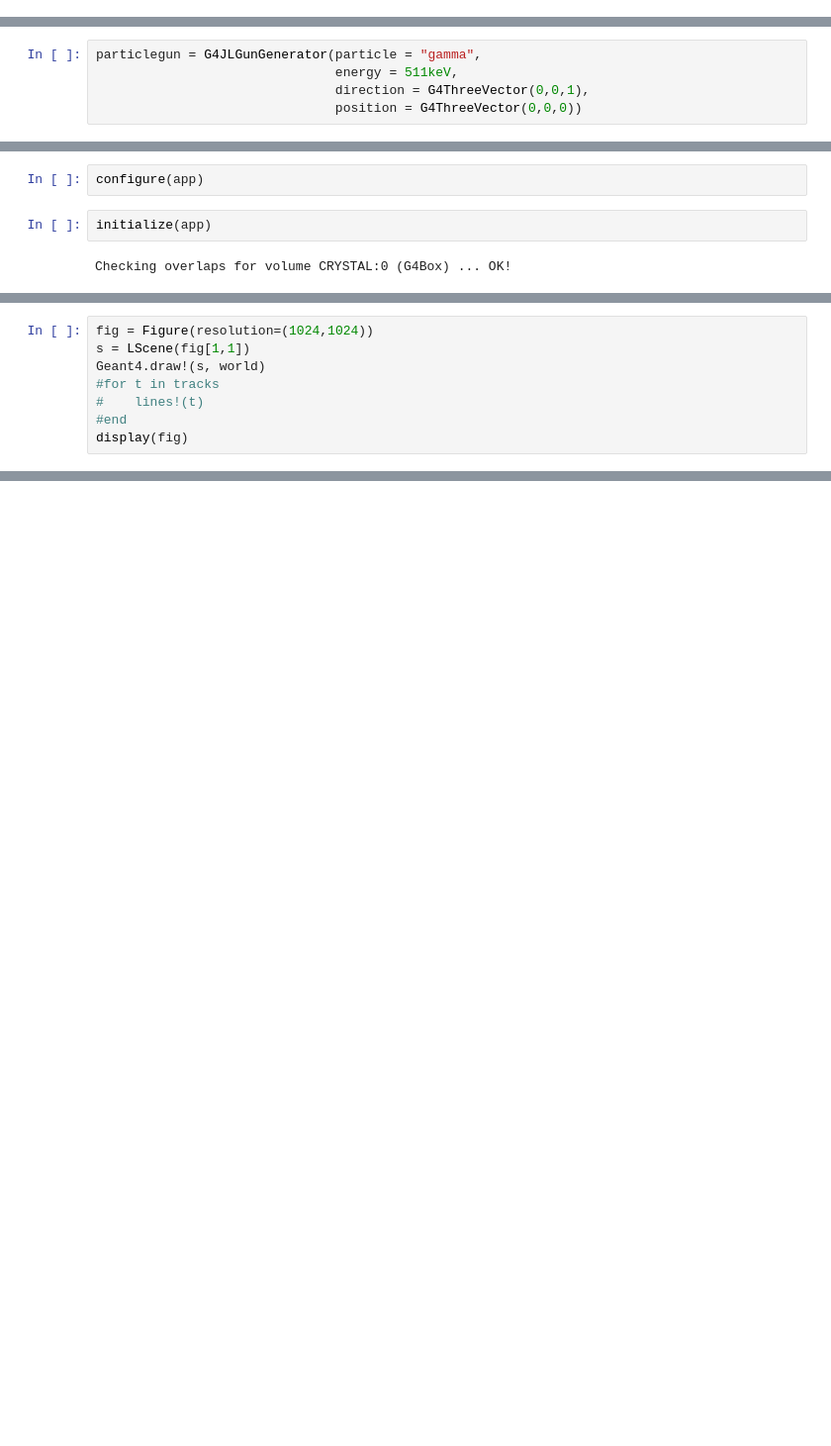
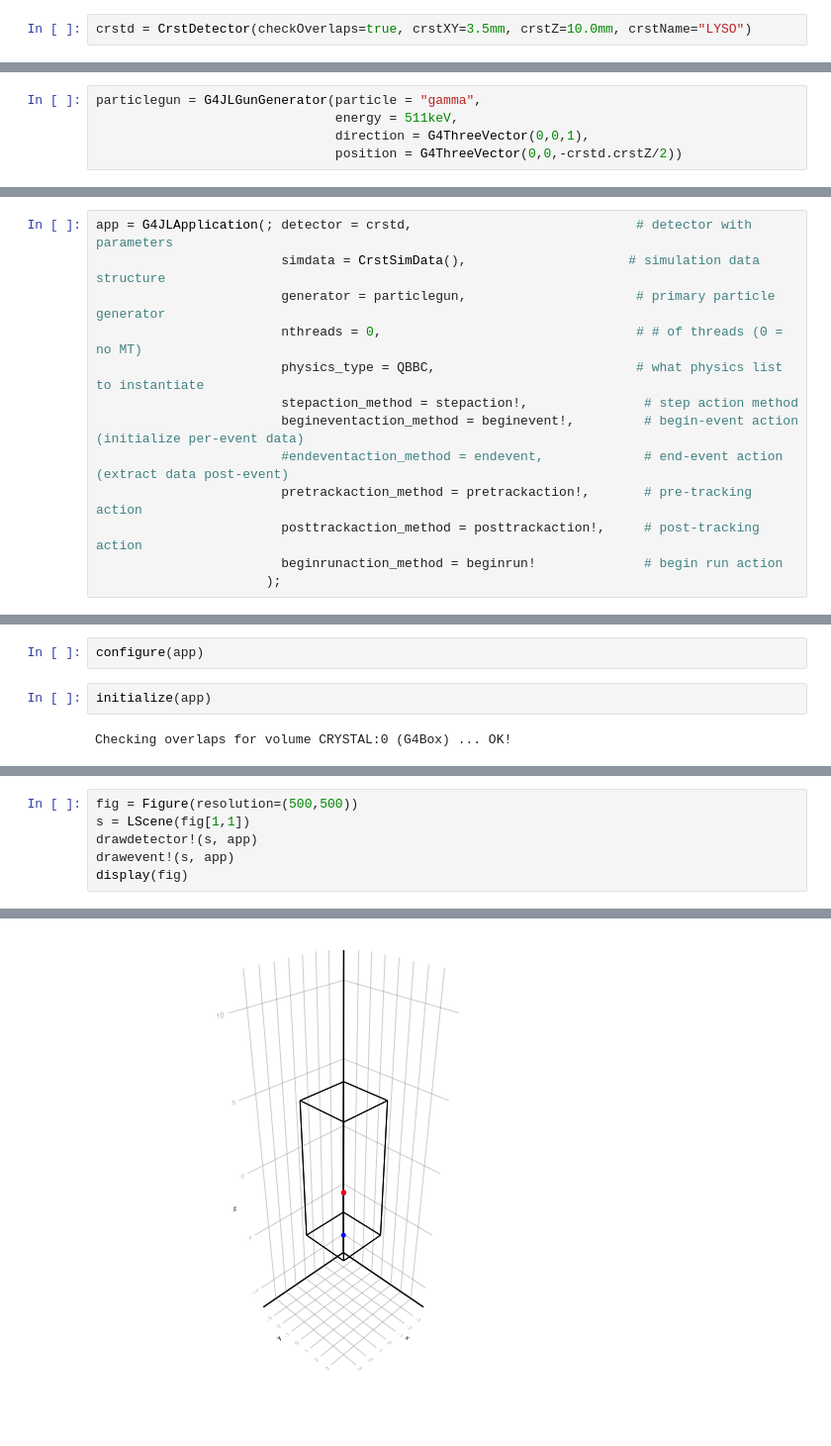
Before and after one commit to jjgomezcadenas/Geant4.jl, a Jupyter notebook: ext/G4Vis/examples/scrstl.ipynb, the cells around one changed output, grey strips where cells are left out. Shown at 99% size. Saved outputs shown, nothing was run; the diff lists cells and outputs as text; blank space fills up the shorter version.

Commit message:
Working version of scint crystal. A working example of a scintillation crystal application, with interactive drawing and global result (histogram of edep)

```diff
--- a/ext/G4Vis/examples/scrstl.ipynb
+++ b/ext/G4Vis/examples/scrstl.ipynb
@@ -170,0 +80,2 @@ Geant4.getConstructor(::CrstDetector)::Function = crstDetectorConstruction
+# %%
+crstd = CrstDetector(checkOverlaps=true, crstXY=3.5mm, crstZ=10.0mm, crstName="LYSO")
@@ -172,5 +85,5 @@ Geant4.getConstructor(::CrstDetector)::Function = crstDetectorConstruction
 particlegun = G4JLGunGenerator(particle = "gamma",
                                energy = 511keV,
                                direction = G4ThreeVector(0,0,1),
-                               position = G4ThreeVector(0,0,0))
+                               position = G4ThreeVector(0,0,-crstd.crstZ/2))
 # %% [output]
@@ -195,0 +91,13 @@ G4JLApplication{CrstDetector, Geant4.G4JLNoData}(Geant4.G4MTRunManagerAllocated(
+# %%
+app = G4JLApplication(; detector = crstd,                             # detector with parameters
+                        simdata = CrstSimData(),                     # simulation data structure
+                        generator = particlegun,                      # primary particle generator
+                        nthreads = 0,                                 # # of threads (0 = no MT)
+                        physics_type = QBBC,                          # what physics list to instantiate
+                        stepaction_method = stepaction!,               # step action method
+                        begineventaction_method = beginevent!,         # begin-event action (initialize per-event data)
+                        #endeventaction_method = endevent,             # end-event action (extract data post-event)
+                        pretrackaction_method = pretrackaction!,       # pre-tracking action
+                        posttrackaction_method = posttrackaction!,     # post-tracking action
+                        beginrunaction_method = beginrun!              # begin run action
+                      );
@@ -208,8 +123,7 @@ Geant4.G4VPhysicalVolumeDereferenced(Ptr{Nothing} @0x0000600003854370)
 # %%
-fig = Figure(resolution=(1024,1024))
+fig = Figure(resolution=(500,500))
 s = LScene(fig[1,1])
-Geant4.draw!(s, world)
-#for t in tracks
-#    lines!(t)
-#end
+drawdetector!(s, app)
+drawevent!(s, app)
 display(fig)
+# %% [output]
@@ -215,0 +133 @@ display(fig)
+[figure, added]
```
Also changed, not shown: parts of 19 cells of this notebook, 3 other files.
